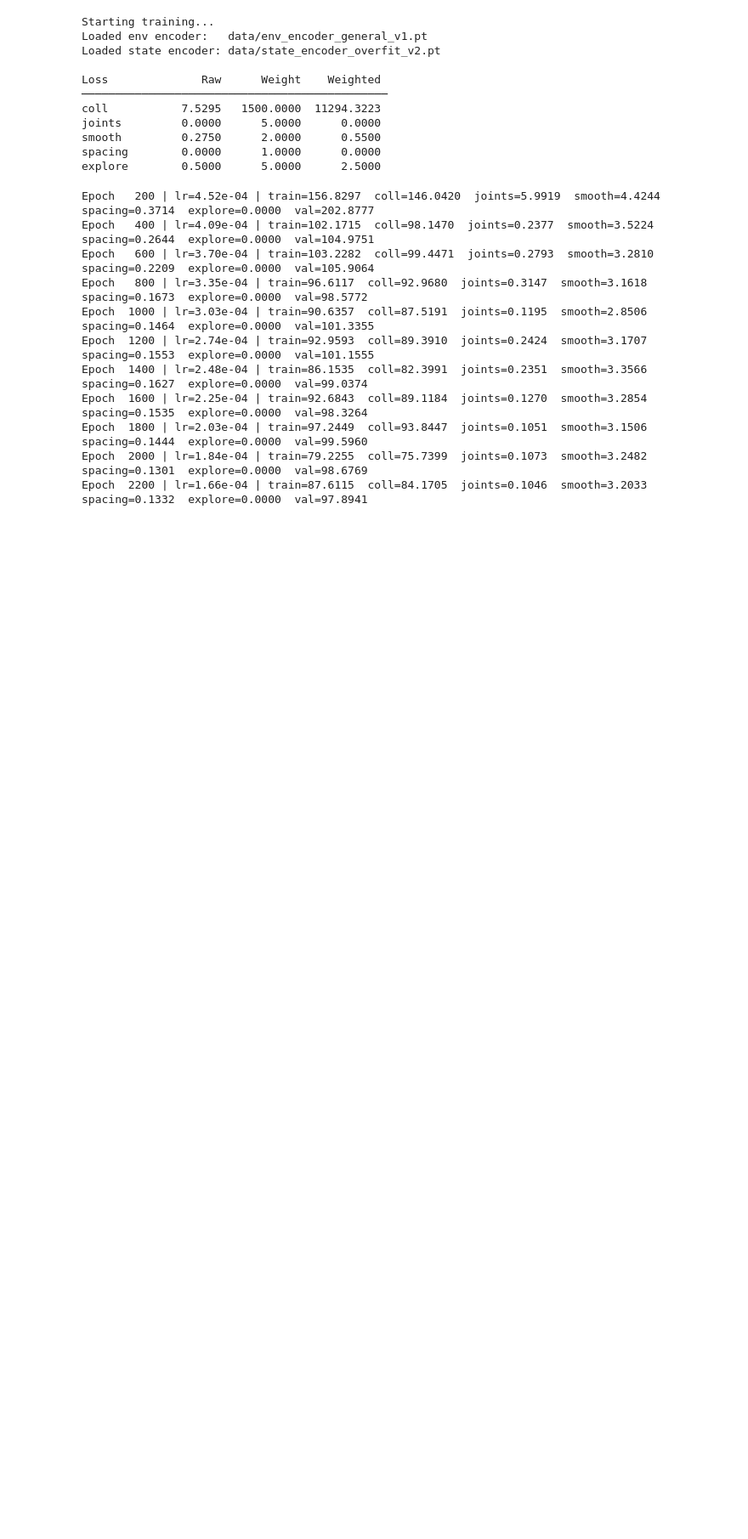
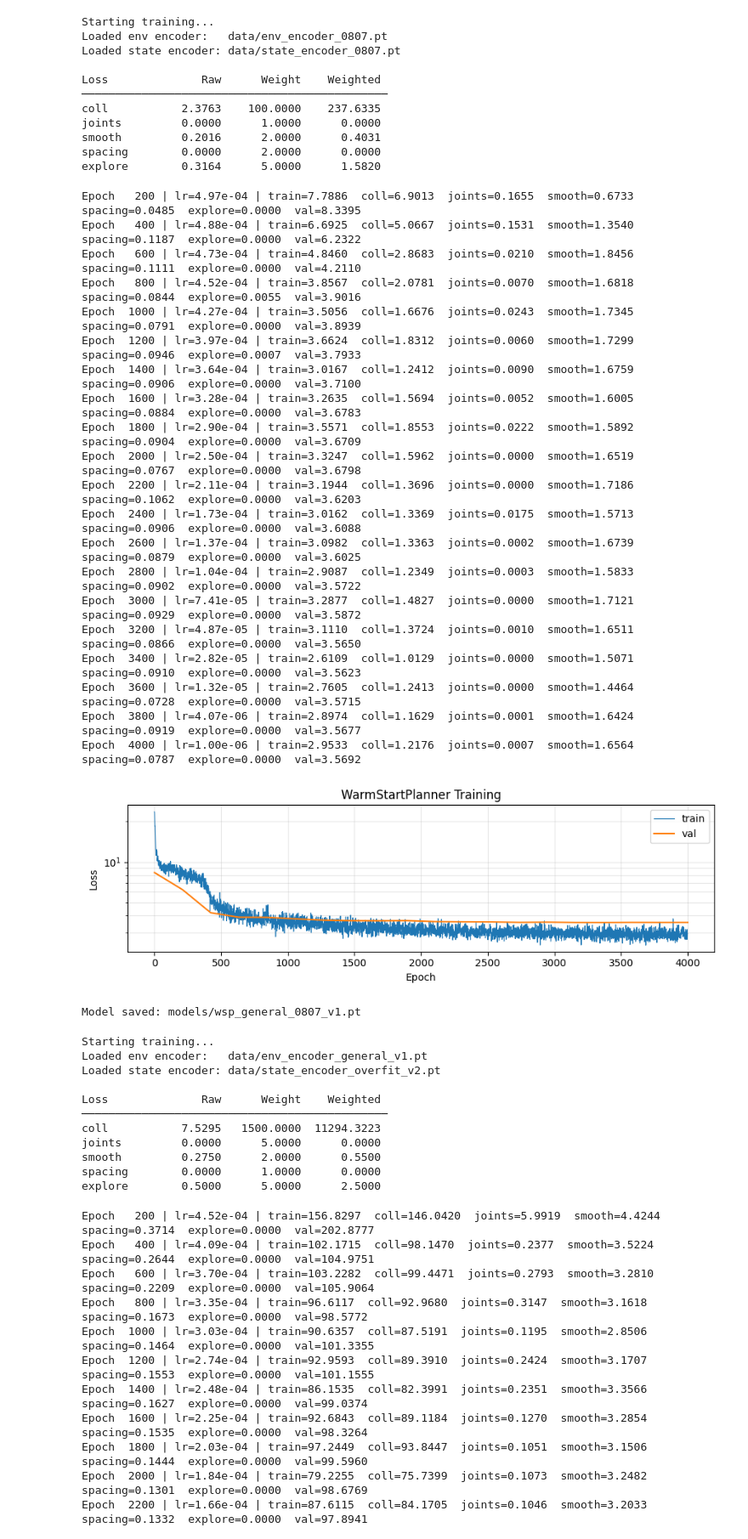
Before and after one commit to mangam-02/Self-Supervised-Learning-for-Robot-Motion-Planning, a Jupyter notebook: src/process_nvidia_1_sample.ipynb, the cells around one changed output. Shown at 85% size. Cells and saved outputs as stored; diff of their text form; code cells hidden in the pictures; blank space fills up the shorter version.

```diff
--- a/src/process_nvidia_1_sample.ipynb
+++ b/src/process_nvidia_1_sample.ipynb
@@ -475,3 +174,78 @@ VBox(children=(HBox(children=(Button(description='◄ Prev', layout=Layout(width
+# %%
+# ---------- WarmStartPlanner SSL Training ----------
+# Full dataset - 08/07
+print("Starting training...")
+
+model_general_0807_v1, history_general_0807_v1 = train(
+    # Paths
+    train_dataset       = "data/dataset_general_0807_train.pt",
+    val_dataset         = "data/dataset_general_0807_val.pt",
+
+    # Configuration
+    T                   = 50,
+    C                   = 10,
+
+    # Pre-trained encoders
+    env_encoder_path    = "data/env_encoder_0807.pt",
+    state_encoder_path  = "data/state_encoder_0807.pt",
+    freeze_encoders     = True,
+
+    # Parameters
+    n_epochs            = 4000,
+    batch_size          = 128,
+    lr                  = 5e-4,
+
+    # Loss weights
+    w_coll              = 100.0,
+    w_joints            = 1.0,
+    w_smooth            = 2.0,
+    w_spacing           = 2.0,
+    w_explore           = 5.0,
+
+    # Collision parameters
+    explore_threshold   = 0.5,
+    collision_eps       = 0.10,
+    dt                  = 0.1,
+
+    # Monitoring and Hardware
+    log_every           = 200,
+    device              = "cuda",
+    save_path           = "models/wsp_general_0807_v1.pt",
+)
+# %% [output]
+Starting training...
+Loaded env encoder:   data/env_encoder_0807.pt
+Loaded state encoder: data/state_encoder_0807.pt
+
+Loss              Raw      Weight    Weighted
+──────────────────────────────────────────────
+coll           2.3763    100.0000    237.6335
+joints         0.0000      1.0000      0.0000
+smooth         0.2016      2.0000      0.4031
+spacing        0.0000      2.0000      0.0000
+explore        0.3164      5.0000      1.5820
+Epoch   200 | lr=4.97e-04 | train=7.7886  coll=6.9013  joints=0.1655  smooth=0.6733  spacing=0.0485  explore=0.0000  val=8.3395
+Epoch   400 | lr=4.88e-04 | train=6.6925  coll=5.0667  joints=0.1531  smooth=1.3540  spacing=0.1187  explore=0.0000  val=6.2322
+Epoch   600 | lr=4.73e-04 | train=4.8460  coll=2.8683  joints=0.0210  smooth=1.8456  spacing=0.1111  explore=0.0000  val=4.2110
+Epoch   800 | lr=4.52e-04 | train=3.8567  coll=2.0781  joints=0.0070  smooth=1.6818  spacing=0.0844  explore=0.0055  val=3.9016
+Epoch  1000 | lr=4.27e-04 | train=3.5056  coll=1.6676  joints=0.0243  smooth=1.7345  spacing=0.0791  explore=0.0000  val=3.8939
+Epoch  1200 | lr=3.97e-04 | train=3.6624  coll=1.8312  joints=0.0060  smooth=1.7299  spacing=0.0946  explore=0.0007  val=3.7933
+Epoch  1400 | lr=3.64e-04 | train=3.0167  coll=1.2412  joints=0.0090  smooth=1.6759  spacing=0.0906  explore=0.0000  val=3.7100
+Epoch  1600 | lr=3.28e-04 | train=3.2635  coll=1.5694  joints=0.0052  smooth=1.6005  spacing=0.0884  explore=0.0000  val=3.6783
+Epoch  1800 | lr=2.90e-04 | train=3.5571  coll=1.8553  joints=0.0222  smooth=1.5892  spacing=0.0904  explore=0.0000  val=3.6709
+Epoch  2000 | lr=2.50e-04 | train=3.3247  coll=1.5962  joints=0.0000  smooth=1.6519  spacing=0.0767  explore=0.0000  val=3.6798
+Epoch  2200 | lr=2.11e-04 | train=3.1944  coll=1.3696  joints=0.0000  smooth=1.7186  spacing=0.1062  explore=0.0000  val=3.6203
+Epoch  2400 | lr=1.73e-04 | train=3.0162  coll=1.3369  joints=0.0175  smooth=1.5713  spacing=0.0906  explore=0.0000  val=3.6088
+Epoch  2600 | lr=1.37e-04 | train=3.0982  coll=1.3363  joints=0.0002  smooth=1.6739  spacing=0.0879  explore=0.0000  val=3.6025
+Epoch  2800 | lr=1.04e-04 | train=2.9087  coll=1.2349  joints=0.0003  smooth=1.5833  spacing=0.0902  explore=0.0000  val=3.5722
+Epoch  3000 | lr=7.41e-05 | train=3.2877  coll=1.4827  joints=0.0000  smooth=1.7121  spacing=0.0929  explore=0.0000  val=3.5872
+Epoch  3200 | lr=4.87e-05 | train=3.1110  coll=1.3724  joints=0.0010  smooth=1.6511  spacing=0.0866  explore=0.0000  val=3.5650
+Epoch  3400 | lr=2.82e-05 | train=2.6109  coll=1.0129  joints=0.0000  smooth=1.5071  spacing=0.0910  explore=0.0000  val=3.5623
+Epoch  3600 | lr=1.32e-05 | train=2.7605  coll=1.2413  joints=0.0000  smooth=1.4464  spacing=0.0728  explore=0.0000  val=3.5715
+Epoch  3800 | lr=4.07e-06 | train=2.8974  coll=1.1629  joints=0.0001  smooth=1.6424  spacing=0.0919  explore=0.0000  val=3.5677
+Epoch  4000 | lr=1.00e-06 | train=2.9533  coll=1.2176  joints=0.0007  smooth=1.6564  spacing=0.0787  explore=0.0000  val=3.5692
+[figure, added]
+Model saved: models/wsp_general_0807_v1.pt
 # %%
 # ---------- WarmStartPlanner SSL Training ----------
 # Full dataset
```
Also changed, not shown: parts of 11 cells of this notebook, 4 other files.
